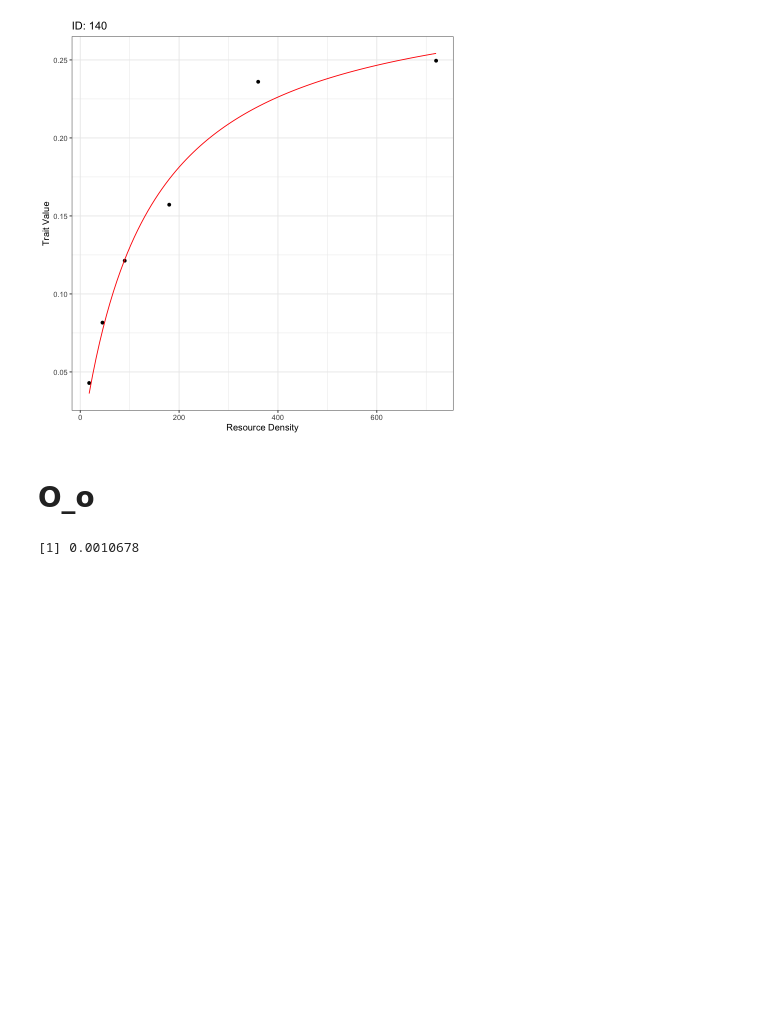
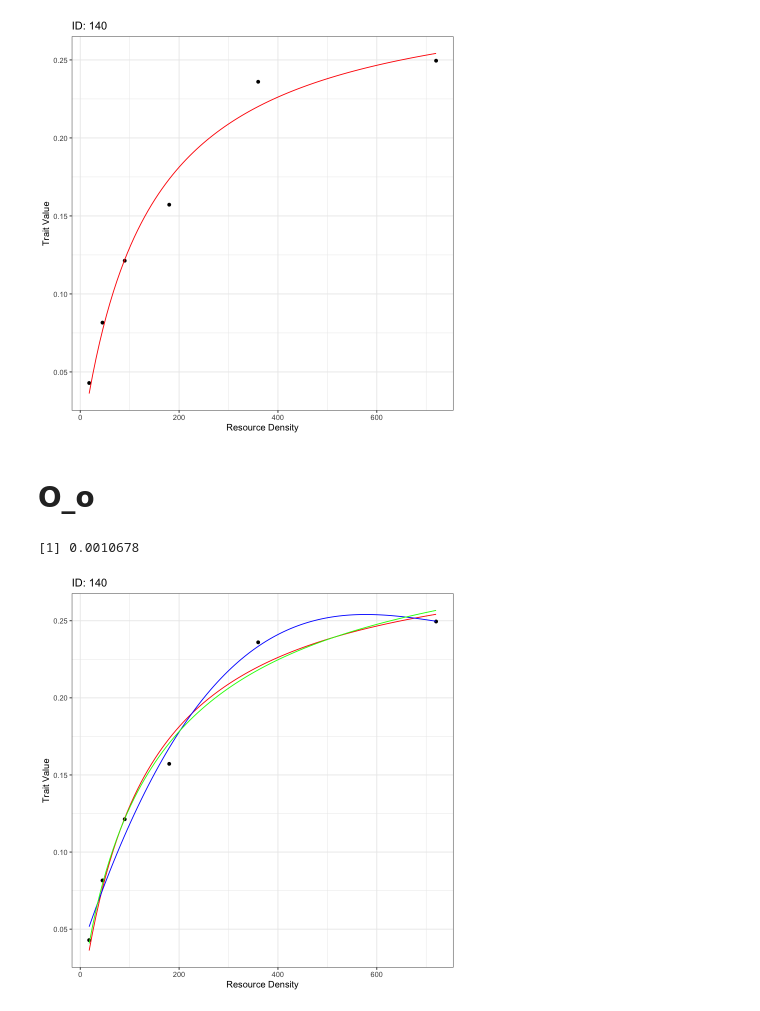
Before and after one commit to ldswaby/CMEECourseWork, a Jupyter notebook: MiniProject/Notes/R_Function_Response_Model_Fitting.ipynb, the cells around one changed output. Saved outputs shown, nothing was run; the diff lists cells and outputs as text; code cells hidden in the pictures; blank space fills up the shorter version.

```diff
--- a/MiniProject/Notes/R_Function_Response_Model_Fitting.ipynb
+++ b/MiniProject/Notes/R_Function_Response_Model_Fitting.ipynb
@@ -125,6 +127,12 @@ holling2 <- function(R, a, h){
     denom <- 1+a*h*R
     return(num/denom)
 }
+
+holling3 <- function(R, a, h, q){
+  num <- a*R^(q+1)
+  denom <- 1+a*h*R^(q+1)
+  return(num/denom)
+}
 # %% [markdown]
 #### Estimate starting values
 * a = gradient of linear part of curve
@@ -305,3 +312,43 @@ ggplot(aes(x = ResDensity, y = N_TraitValue), data = df) +
 a
 # %% [output]
 [1] 0.0010678
+# %%
+# Load data
+Data <- read.csv('../Data/CRat_prepped.csv', stringsAsFactors = FALSE)
+ModStats <- read.csv('../Data/STATS.csv', stringsAsFactors = FALSE)
+
+# Subset
+id <- 140
+df <- subset(Data, ID == id)
+stats <- subset(ModStats, ID == id)
+
+# x and y data
+ResDensity <- df$ResDensity
+N_TraitValue <- df$N_TraitValue
+
+##### MODELS #####
+Cube <- lm(N_TraitValue ~ poly(ResDensity, 3))
+
+# Set x axis
+x <- seq(from = min(ResDensity), to = max(ResDensity), by = ((max(ResDensity) - min(ResDensity))/100))
+
+# Set predicted (y) values according to HollingII
+y_cube <- predict.lm(Cube, data.frame(ResDensity = x))
+y_holl2 <- holling2(x, stats$a_Holl2, stats$h_Holl2)
+y_holl3 <- holling3(x, stats$a_Holl3, stats$h_Holl3, stats$q_Holl3)
+
+# Create dataframe of data to plot (x and y axes)
+data_to_fit <- data.frame(x = x, y_cube = y_cube, y_holl2 = y_holl2, y_holl3 = y_holl3)
+
+# Plot
+
+ggplot(aes(x = ResDensity, y = N_TraitValue), data = df) +
+        geom_point() + theme_bw() +
+        geom_line(aes(x = x, y = y_holl2), data = data_to_fit, colour = 'red') +
+        geom_line(aes(x = x, y = y_cube), data = data_to_fit, colour = 'blue') +
+        geom_line(aes(x = x, y = y_holl3), data = data_to_fit, colour = 'green') +
+        ggtitle(paste("ID:", id)) +
+        xlab("Resource Density") +
+        ylab("Trait Value")
+# %% [output]
+[figure, added]
```
Also changed, not shown: parts of 2 cells of this notebook, 7 other files.
